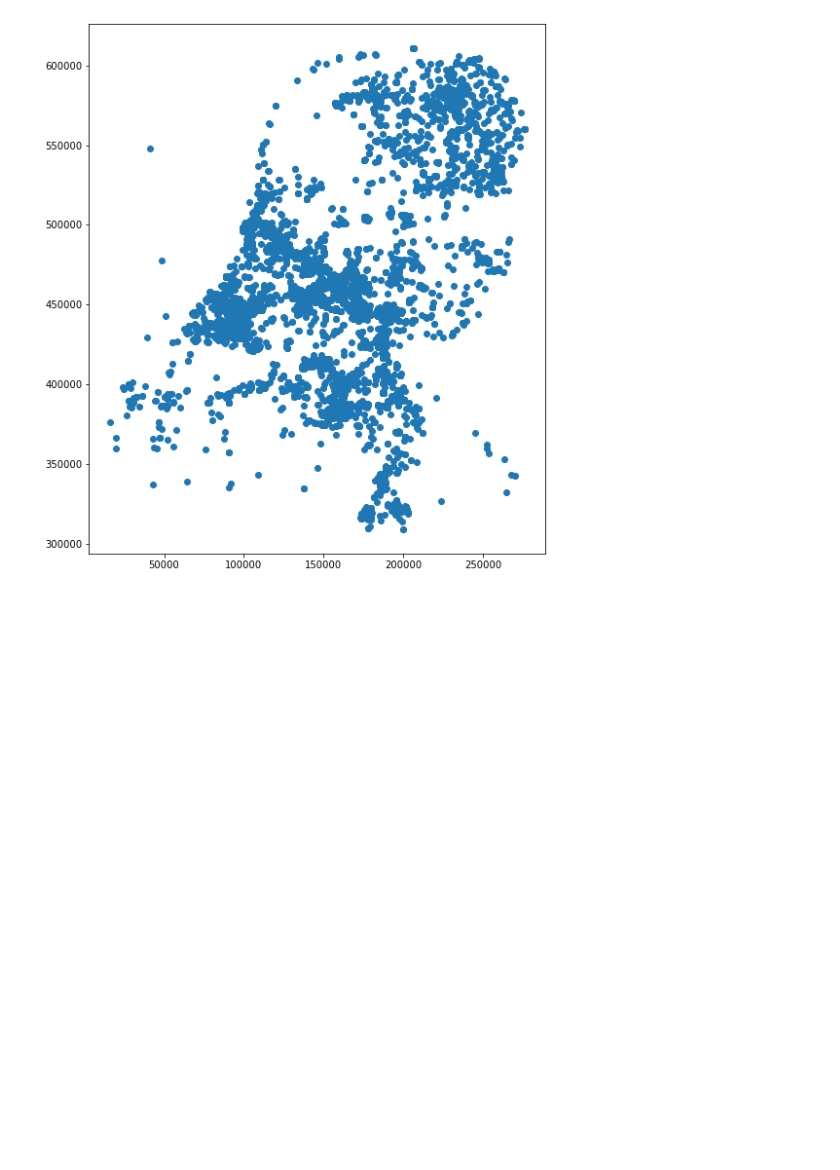
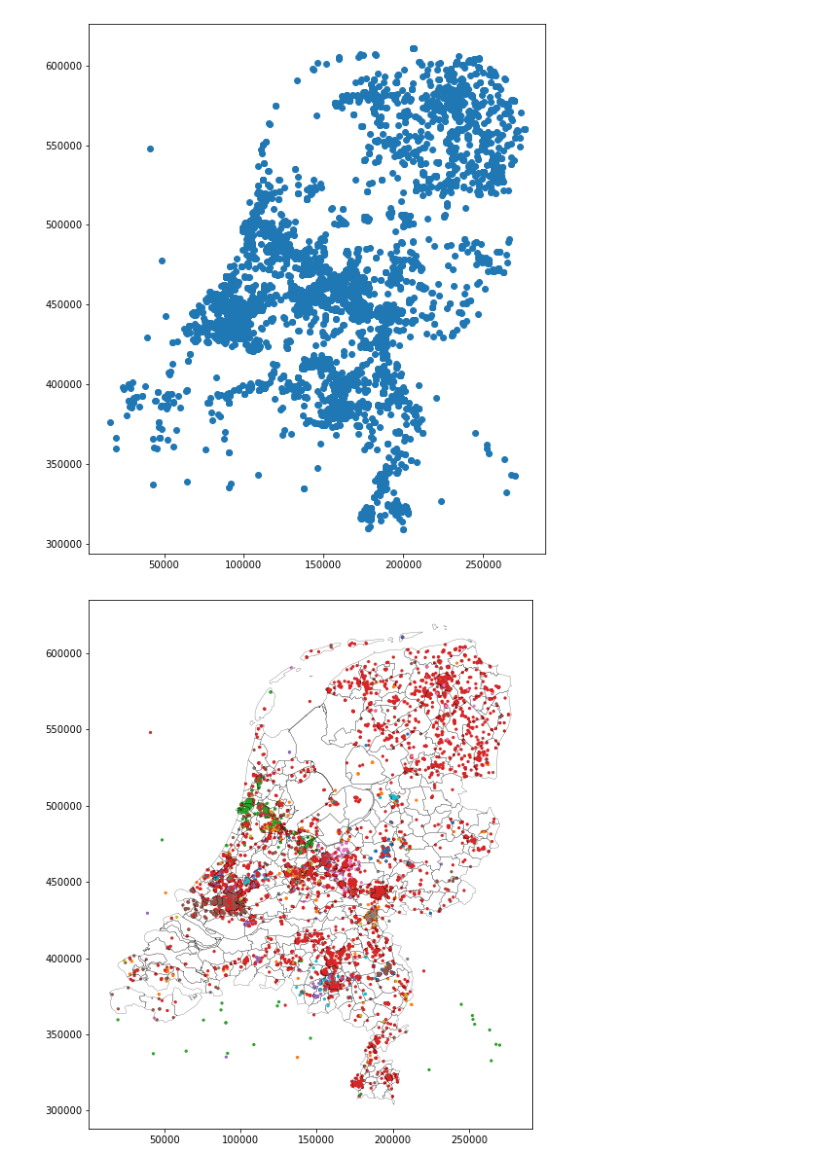
Before and after one commit to GinaStavropoulou/geogeek-workshop, a Jupyter notebook: notebooks/Exercise2.ipynb, the cells around one changed output. Saved outputs shown, nothing was run; the diff lists cells and outputs as text; code cells hidden in the pictures; blank space fills up the shorter version.

```diff
--- a/notebooks/Exercise2.ipynb
+++ b/notebooks/Exercise2.ipynb
@@ -343,3 +430,18 @@ sensors.plot(figsize=(10,10))
 # %% [output]
 <AxesSubplot:>
 [figure]
+# %%
+# Plot sensors - colored by attribute
+ax = sensors.plot('project',
+                  markersize=5,
+                  figsize=(10,10),
+                 )
+# Plot polygons without color filling
+admin.plot('NAME_1',
+           ax=ax,
+           facecolor="none",
+           edgecolor="k",
+           linewidth=0.2,
+);
+# %% [output]
+[figure, added]
```
Also changed, not shown: parts of 107 cells of this notebook, 10 other files.
